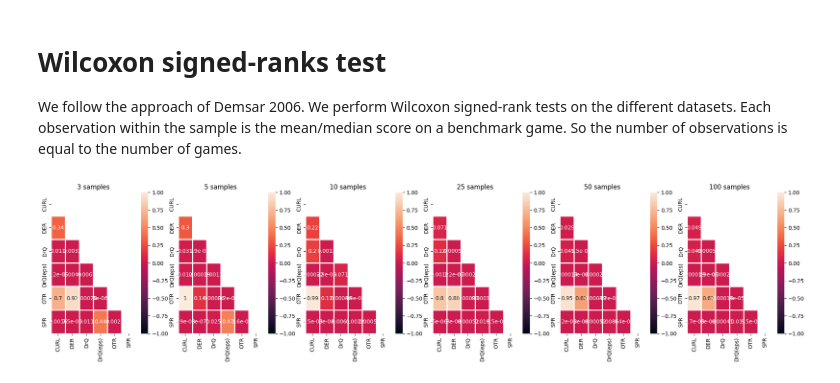
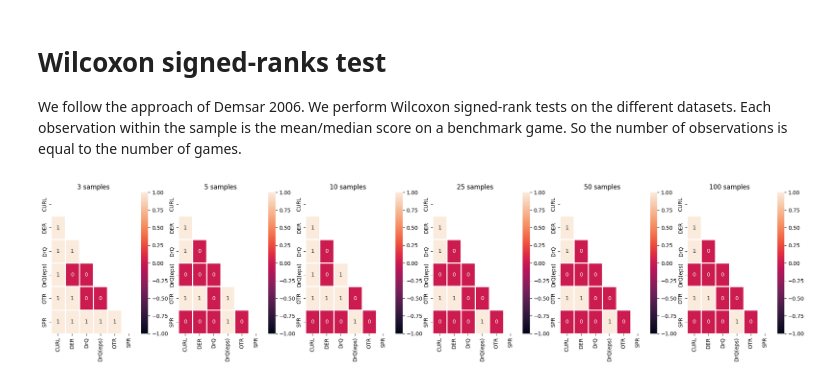
Before and after one commit to ecaromeo/stat_prec, a Jupyter notebook: normality.ipynb, the cells around one changed output. Cells and saved outputs as stored; diff of their text form; code cells hidden in the pictures.

```diff
--- a/normality.ipynb
+++ b/normality.ipynb
@@ -593,6 +594,8 @@ for kk in range(len(Kv)):
 # Wilcoxon signed-ranks test
 We follow the approach of Demsar 2006. We perform Wilcoxon signed-rank tests on the different datasets. Each observation within the sample is the mean/median score on a benchmark game. So the number of observations is equal to the number of games.
 # %%
+combs = math.factorial(len(algo_list))/math.factorial(len(algo_list)-2)/2
+
 alg1_smpl_mean = np.zeros(len(games))
 alg1_smpl_median = np.zeros(len(games))
 alg2_smpl_mean = np.zeros(len(games))
@@ -603,36 +606,37 @@ p_vals_mood_great = np.zeros(len(games))
 p_vals_mood_less = np.zeros(len(games))
 ttr = 0.1 # Trim value
 alpha = 0.05
+alpha_bonf = alpha/combs
 Kv = np.array([3, 5, 10, 25, 50, 100])
 K = 100    # Number or samples from the simulation
 fig, ax = plt.subplots(1, len(Kv))
 fig.set_figwidth(25)
 
 for kk in range(len(Kv)):
         K = Kv[kk]
         J_matrix = np.zeros((Nalgo, Nalgo))
         for alg1, alg2 in itertools.combinations(algo_bench.keys(), 2):
                 alg1_ret = algo_bench[alg1]
                 alg2_ret = algo_bench[alg2]
                 i1 = algo_list.index(alg1)
                 i2 = algo_list.index(alg2)
                 for i, game in zip(range(len(games)), games):
                         alg1_smpl = random.sample(alg1_ret[game], K)
                         alg2_smpl = random.sample(alg2_ret[game], K)
                         alg1_smpl = score_normalization(alg1_smpl, RANDOM_SCORES[game], HUMAN_SCORES[game])
                         alg2_smpl = score_normalization(alg2_smpl, RANDOM_SCORES[game], HUMAN_SCORES[game])
                         alg1_smpl_mean[i] = np.mean(alg1_smpl)
                         alg1_smpl_median[i] = np.median(alg1_smpl)
                         alg2_smpl_mean[i] = np.mean(alg2_smpl)
                         alg2_smpl_median[i] = np.median(alg2_smpl)
                 _, p_val = stats.wilcoxon(alg1_smpl_median, alg2_smpl_median)
 
-                J_score = p_val
+                J_score = 0 if p_val<= alpha_bonf else 1
                 J_matrix[i2, i1] = J_score
 
         mask = np.zeros_like(J_matrix)
         mask[np.triu_indices_from(mask)] = True
         sns.heatmap(J_matrix, vmin=-1, vmax=1, linewidth=1, mask=mask, annot=True, xticklabels=algo_list, yticklabels=algo_list, ax=ax[kk])
         ax[kk].set_title(f"{K} samples")
 # %% [output]
-[figure, old version]
+[figure, new version]
```
Also changed, not shown: parts of 4 cells of this notebook.
